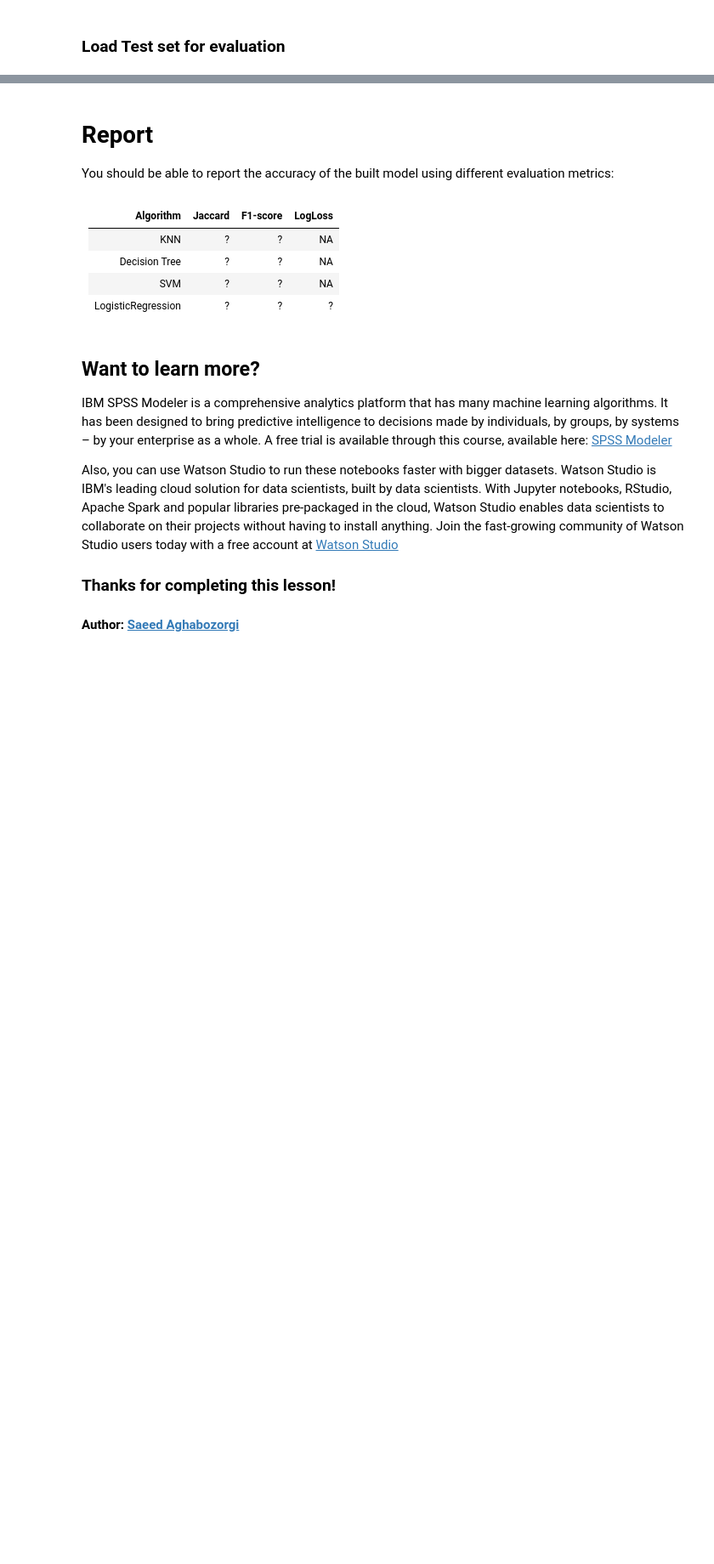
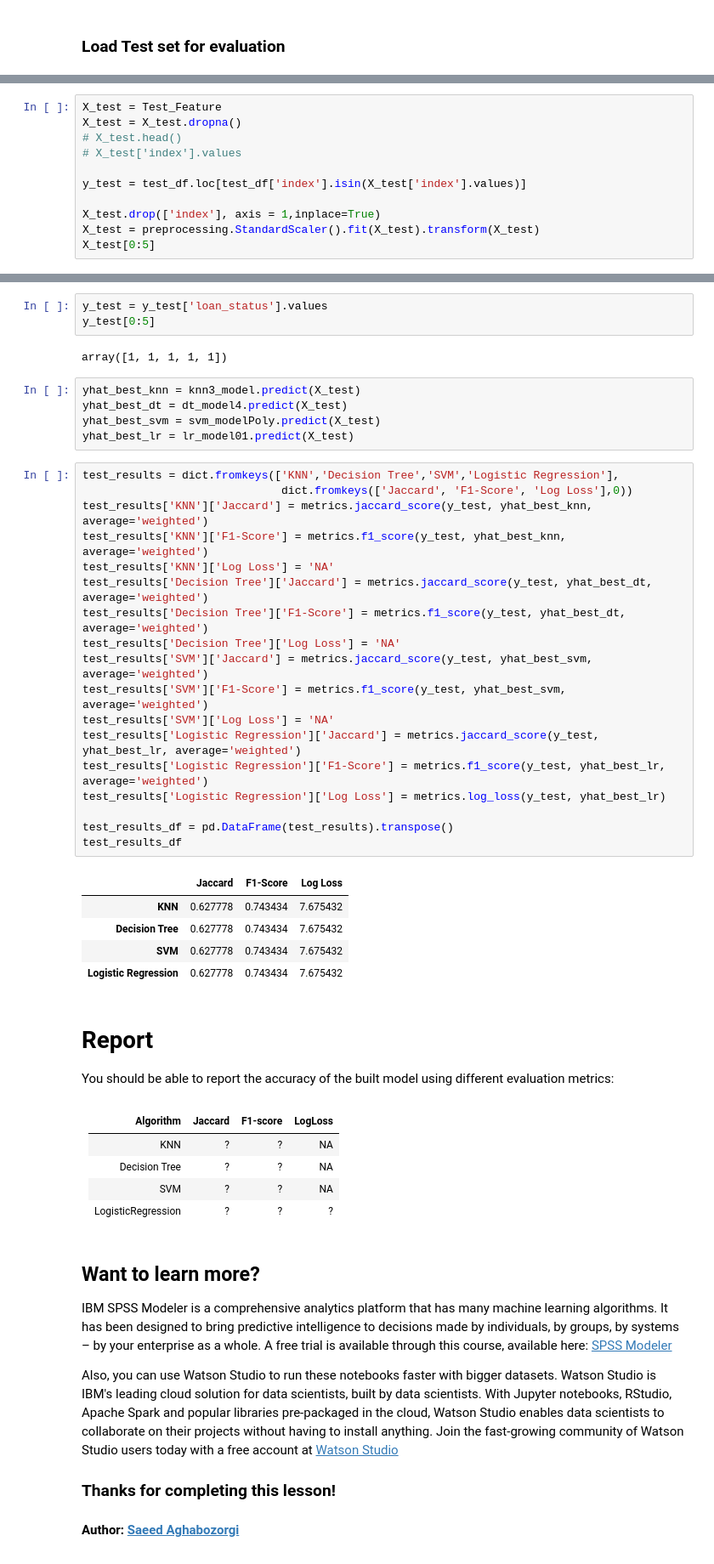
Before and after one commit to JhimboNCSU/Coursera_Capstone_Projects, a Jupyter notebook: ML_w_Python_Capstone_Project.ipynb, the cells around one changed output, grey strips where cells are left out. Shown at 85% size. Cells and saved outputs as stored; diff of their text form; blank space fills up the shorter version.

```diff
--- a/ML_w_Python_Capstone_Project.ipynb
+++ b/ML_w_Python_Capstone_Project.ipynb
@@ -498,0 +520,11 @@ test_df.head()
+# %%
+X_test = Test_Feature
+X_test = X_test.dropna()
+# X_test.head()
+# X_test['index'].values
+
+y_test = test_df.loc[test_df['index'].isin(X_test['index'].values)]
+
+X_test.drop(['index'], axis = 1,inplace=True)
+X_test = preprocessing.StandardScaler().fit(X_test).transform(X_test)
+X_test[0:5]
@@ -499,3 +546,37 @@ test_df.head()
+# %%
+y_test = y_test['loan_status'].values
+y_test[0:5]
+# %% [output]
+array([1, 1, 1, 1, 1])
+# %%
+yhat_best_knn = knn3_model.predict(X_test)
+yhat_best_dt = dt_model4.predict(X_test)
+yhat_best_svm = svm_modelPoly.predict(X_test)
+yhat_best_lr = lr_model01.predict(X_test)
+# %%
+test_results = dict.fromkeys(['KNN','Decision Tree','SVM','Logistic Regression'],
+                              dict.fromkeys(['Jaccard', 'F1-Score', 'Log Loss'],0))
+test_results['KNN']['Jaccard'] = metrics.jaccard_score(y_test, yhat_best_knn, average='weighted')
+test_results['KNN']['F1-Score'] = metrics.f1_score(y_test, yhat_best_knn, average='weighted')
+test_results['KNN']['Log Loss'] = 'NA'
+test_results['Decision Tree']['Jaccard'] = metrics.jaccard_score(y_test, yhat_best_dt, average='weighted')
+test_results['Decision Tree']['F1-Score'] = metrics.f1_score(y_test, yhat_best_dt, average='weighted')
+test_results['Decision Tree']['Log Loss'] = 'NA'
+test_results['SVM']['Jaccard'] = metrics.jaccard_score(y_test, yhat_best_svm, average='weighted')
+test_results['SVM']['F1-Score'] = metrics.f1_score(y_test, yhat_best_svm, average='weighted')
+test_results['SVM']['Log Loss'] = 'NA'
+test_results['Logistic Regression']['Jaccard'] = metrics.jaccard_score(y_test, yhat_best_lr, average='weighted')
+test_results['Logistic Regression']['F1-Score'] = metrics.f1_score(y_test, yhat_best_lr, average='weighted')
+test_results['Logistic Regression']['Log Loss'] = metrics.log_loss(y_test, yhat_best_lr)
+
+test_results_df = pd.DataFrame(test_results).transpose()
+test_results_df
+# %% [output]
+|  | Jaccard | F1-Score | Log Loss |
+| KNN | 0.627778 | 0.743434 | 7.675432 |
+| Decision Tree | 0.627778 | 0.743434 | 7.675432 |
+| SVM | 0.627778 | 0.743434 | 7.675432 |
+| Logistic Regression | 0.627778 | 0.743434 | 7.675432 |
 # %% [markdown]
 # Report
 
```
Also changed, not shown: parts of 14 cells of this notebook.
